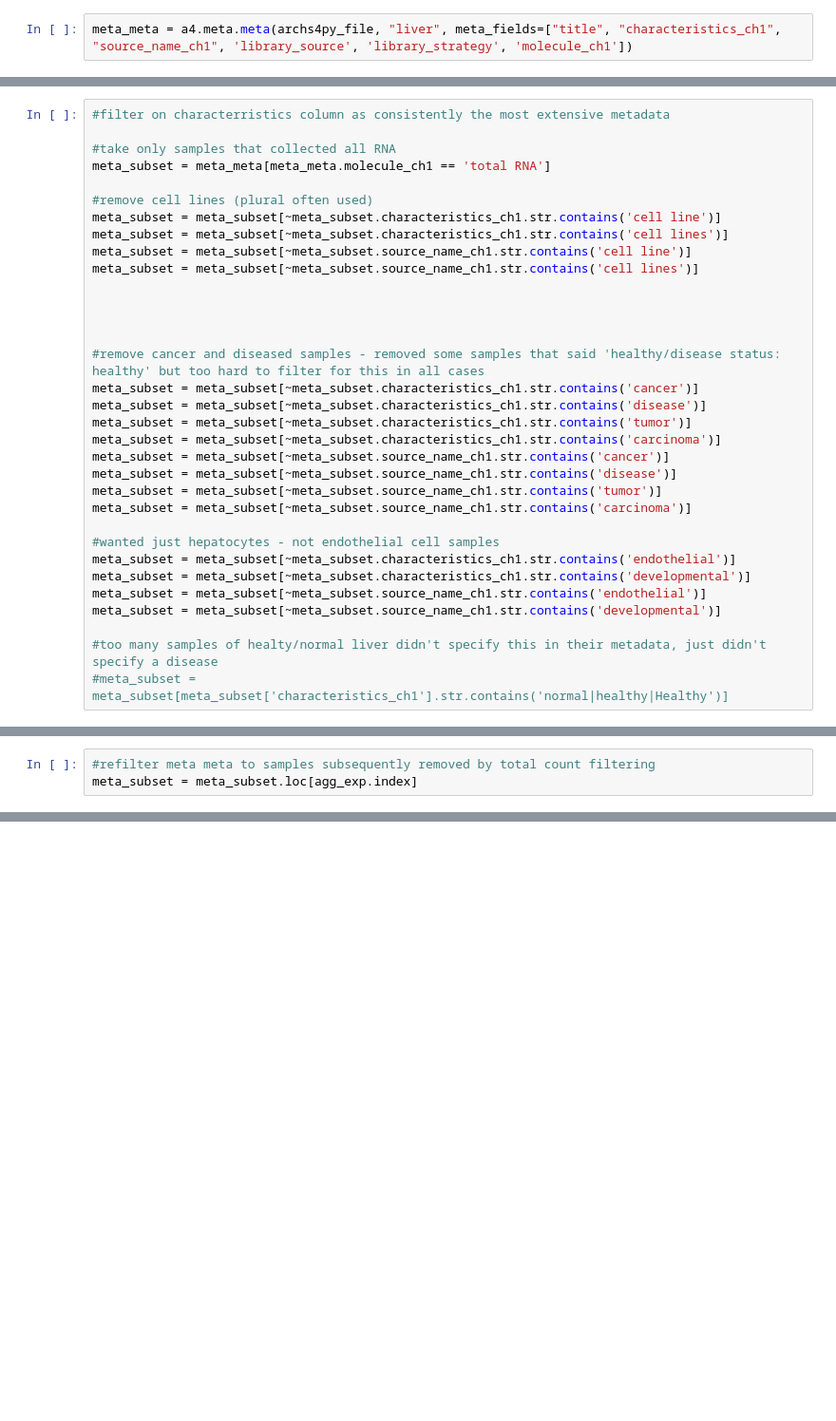
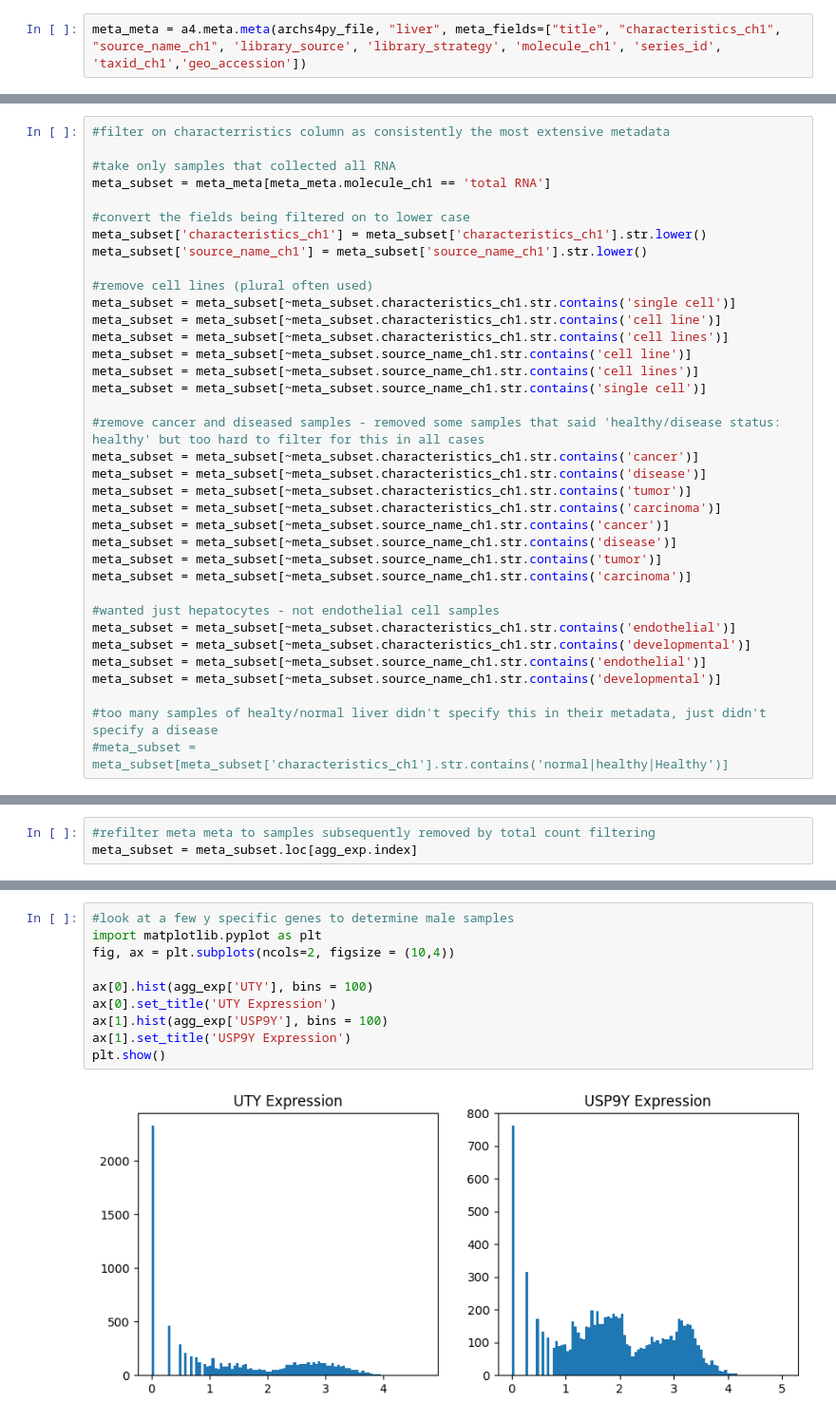
Before and after one commit to Alexander-Broadley/Zhang_lab_rotation, a Jupyter notebook: arch4s_data_processing/data_processing.ipynb, the cells around one changed output, grey strips where cells are left out. Shown at 95% size. Cells and saved outputs as stored; diff of their text form; blank space fills up the shorter version.

```diff
--- a/arch4s_data_processing/data_processing.ipynb
+++ b/arch4s_data_processing/data_processing.ipynb
@@ -10,2 +30,2 @@ raw_counts_file = './data/human_gene_v2.latest.h5'
 # %%
-meta_meta = a4.meta.meta(archs4py_file, "liver", meta_fields=["title", "characteristics_ch1", "source_name_ch1", 'library_source', 'library_strategy', 'molecule_ch1'])
+meta_meta = a4.meta.meta(archs4py_file, "liver", meta_fields=["title", "characteristics_ch1", "source_name_ch1", 'library_source', 'library_strategy', 'molecule_ch1', 'series_id', 'taxid_ch1','geo_accession'])
@@ -15,14 +51,17 @@ meta_meta = a4.meta.meta(archs4py_file, "liver", meta_fields=["title", "characte
 #take only samples that collected all RNA
 meta_subset = meta_meta[meta_meta.molecule_ch1 == 'total RNA']
 
+#convert the fields being filtered on to lower case
+meta_subset['characteristics_ch1'] = meta_subset['characteristics_ch1'].str.lower()
+meta_subset['source_name_ch1'] = meta_subset['source_name_ch1'].str.lower()
+
 #remove cell lines (plural often used)
+meta_subset = meta_subset[~meta_subset.characteristics_ch1.str.contains('single cell')]
 meta_subset = meta_subset[~meta_subset.characteristics_ch1.str.contains('cell line')]
 meta_subset = meta_subset[~meta_subset.characteristics_ch1.str.contains('cell lines')]
 meta_subset = meta_subset[~meta_subset.source_name_ch1.str.contains('cell line')]
 meta_subset = meta_subset[~meta_subset.source_name_ch1.str.contains('cell lines')]
-
-
-
+meta_subset = meta_subset[~meta_subset.source_name_ch1.str.contains('single cell')]
 
 #remove cancer and diseased samples - removed some samples that said 'healthy/disease status: healthy' but too hard to filter for this in all cases
 meta_subset = meta_subset[~meta_subset.characteristics_ch1.str.contains('cancer')]
@@ -293,0 +191,12 @@ print(male_subset.shape, female_subset.shape)
+# %%
+#look at a few y specific genes to determine male samples
+import matplotlib.pyplot as plt
+fig, ax = plt.subplots(ncols=2, figsize = (10,4))
+
+ax[0].hist(agg_exp['UTY'], bins = 100)
+ax[0].set_title('UTY Expression')
+ax[1].hist(agg_exp['USP9Y'], bins = 100)
+ax[1].set_title('USP9Y Expression')
+plt.show()
+# %% [output]
+[figure, added]
```
Also changed, not shown: parts of 43 cells of this notebook, 6 other files.
